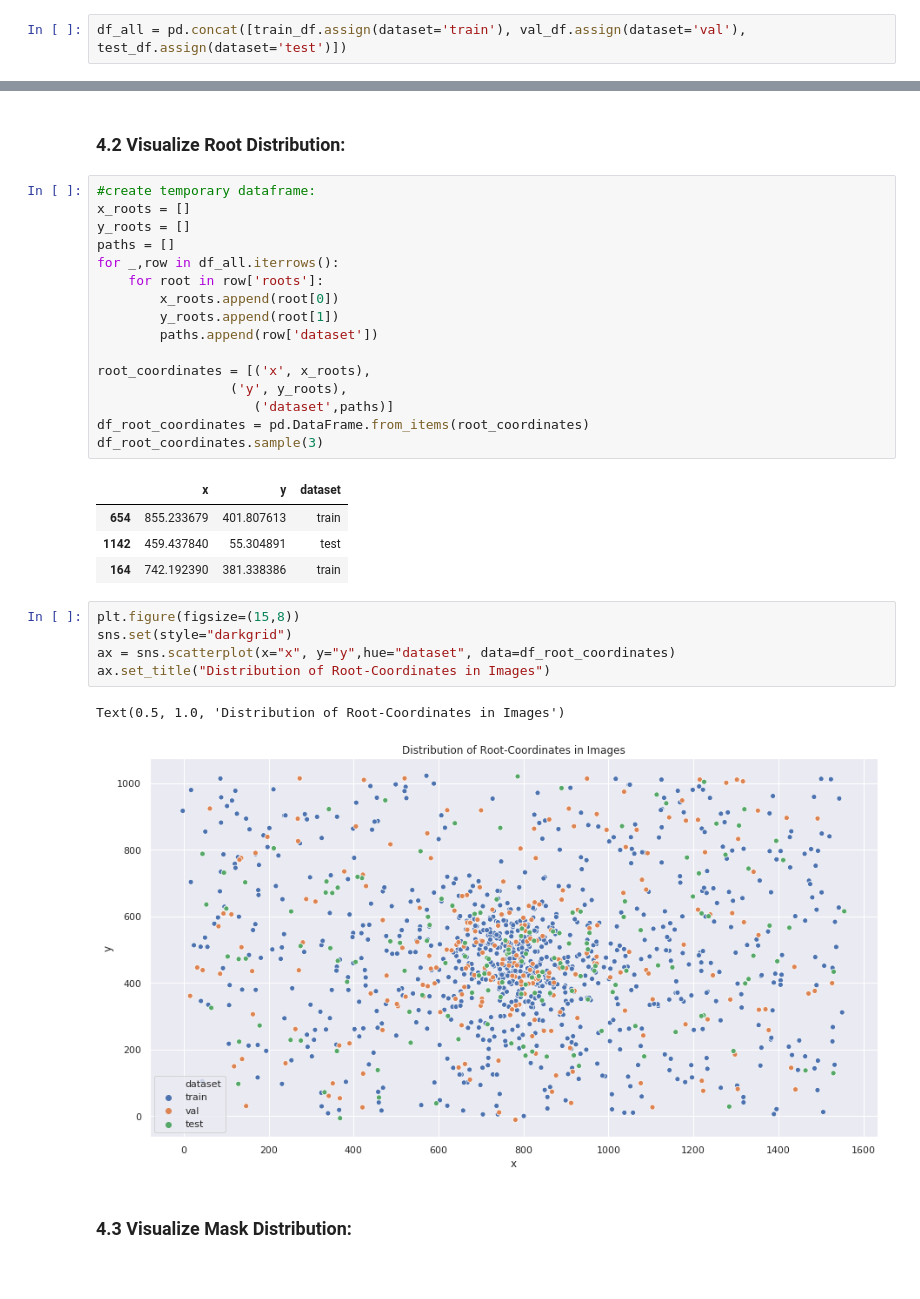
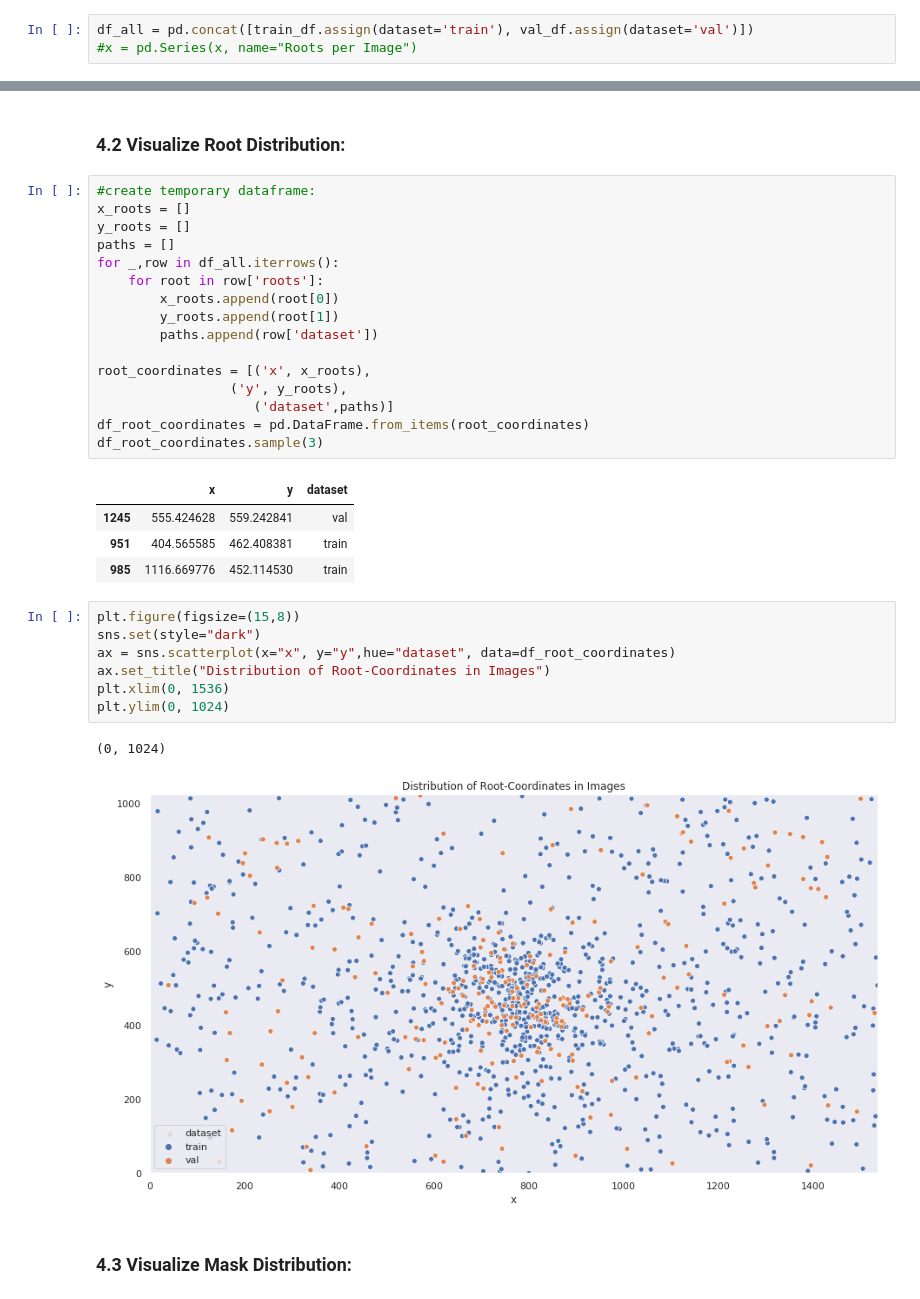
Before and after one commit to dschori/Rumex-Detection, a Jupyter notebook: notebooks/10_Data_Preperation.ipynb, the cells around one changed output, grey strips where cells are left out. Saved outputs shown, nothing was run; the diff lists cells and outputs as text.

```diff
--- a/notebooks/10_Data_Preperation.ipynb
+++ b/notebooks/10_Data_Preperation.ipynb
@@ -437,4 +434,5 @@ test_df.to_pickle(DATA_BASE_PATH+"/test_df")
 # %% [markdown]
 ### 4.1 Roots per Image:
 # %%
-df_all = pd.concat([train_df.assign(dataset='train'), val_df.assign(dataset='val'), test_df.assign(dataset='test')])
+df_all = pd.concat([train_df.assign(dataset='train'), val_df.assign(dataset='val')])
+#x = pd.Series(x, name="Roots per Image")
@@ -466,17 +468,19 @@ df_root_coordinates = pd.DataFrame.from_items(root_coordinates)
 df_root_coordinates.sample(3)
 # %% [output]
 |  | x | y | dataset |
-| 654 | 855.233679 | 401.807613 | train |
-| 1142 | 459.437840 | 55.304891 | test |
-| 164 | 742.192390 | 381.338386 | train |
+| 1245 | 555.424628 | 559.242841 | val |
+| 951 | 404.565585 | 462.408381 | train |
+| 985 | 1116.669776 | 452.114530 | train |
 # %%
 plt.figure(figsize=(15,8))
-sns.set(style="darkgrid")
+sns.set(style="dark")
 ax = sns.scatterplot(x="x", y="y",hue="dataset", data=df_root_coordinates)
 ax.set_title("Distribution of Root-Coordinates in Images")
+plt.xlim(0, 1536)
+plt.ylim(0, 1024)
 # %% [output]
-Text(0.5, 1.0, 'Distribution of Root-Coordinates in Images')
+(0, 1024)
-[figure, old version]
+[figure, new version]
 # %% [markdown]
 ### 4.3 Visualize Mask Distribution:
 # %%
```
Also changed, not shown: parts of 5 cells of this notebook, 5 other files.
